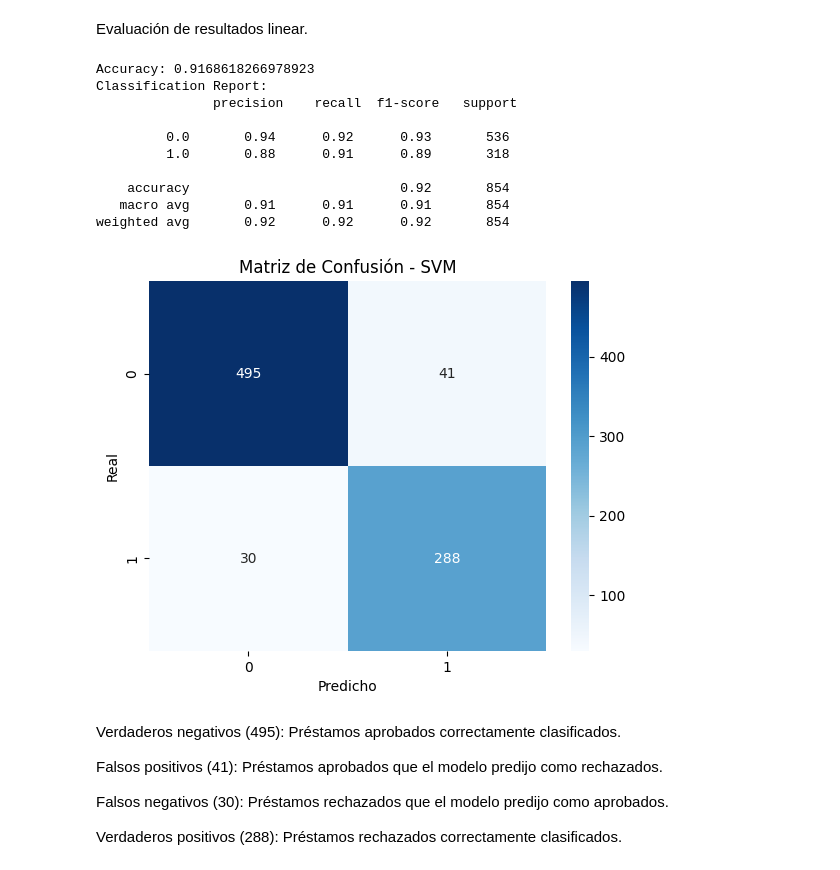
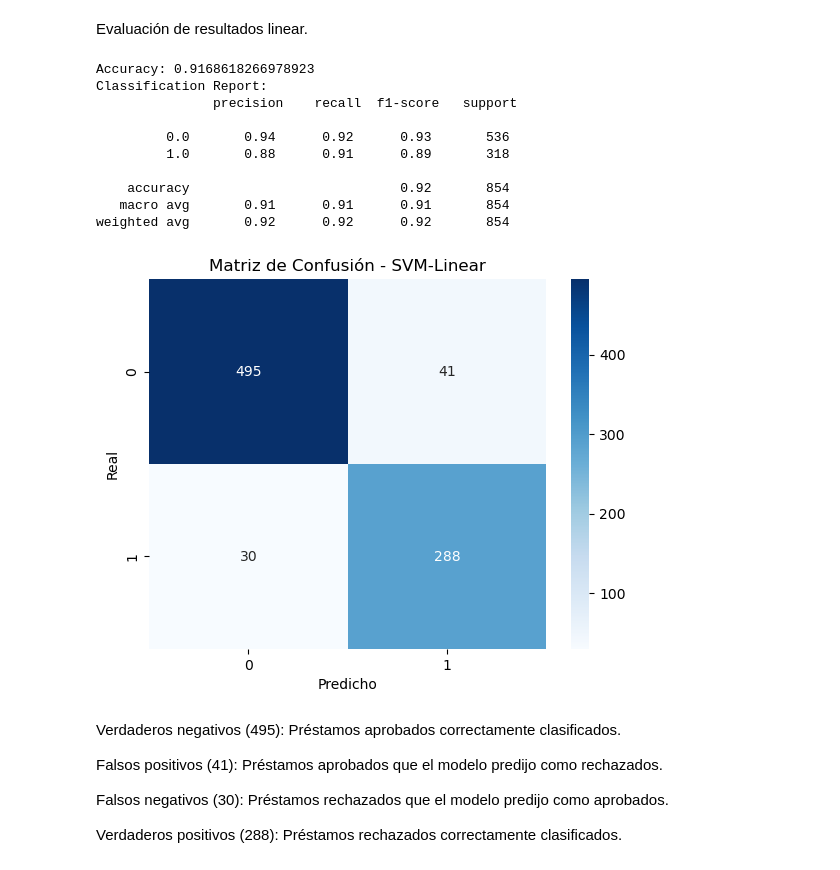
Before and after one commit to pagarc24/loan-approval-prediction, a Jupyter notebook: Notebook-PrediccionAprobadoPrestamo-Practica4-SVM.ipynb, the cells around one changed output. Cells and saved outputs as stored; diff of their text form; code cells hidden in the pictures.

```diff
--- a/Notebook-PrediccionAprobadoPrestamo-Practica4-SVM.ipynb
+++ b/Notebook-PrediccionAprobadoPrestamo-Practica4-SVM.ipynb
@@ -391,25 +437,25 @@ Evaluación de resultados linear.
 # %%
 print("Accuracy:", accuracy_score(y_test, y_pred_linear))
 print("Classification Report:\n", classification_report(y_test, y_pred_linear))
 
 cm = confusion_matrix(y_test, y_pred_linear)
 sns.heatmap(cm, annot=True, fmt='d', cmap='Blues')
-plt.title('Matriz de Confusión - SVM')
+plt.title('Matriz de Confusión - SVM-Linear')
 plt.xlabel('Predicho')
 plt.ylabel('Real')
 plt.show()
 # %% [output]
 Accuracy: 0.9168618266978923
 Classification Report:
                precision    recall  f1-score   support
 
          0.0       0.94      0.92      0.93       536
          1.0       0.88      0.91      0.89       318
 
     accuracy                           0.92       854
    macro avg       0.91      0.91      0.91       854
 weighted avg       0.92      0.92      0.92       854
-[figure, old version]
+[figure, new version]
 # %% [markdown]
 Verdaderos negativos (495): Préstamos aprobados correctamente clasificados.
 
```
Also changed, not shown: parts of 10 cells of this notebook.
